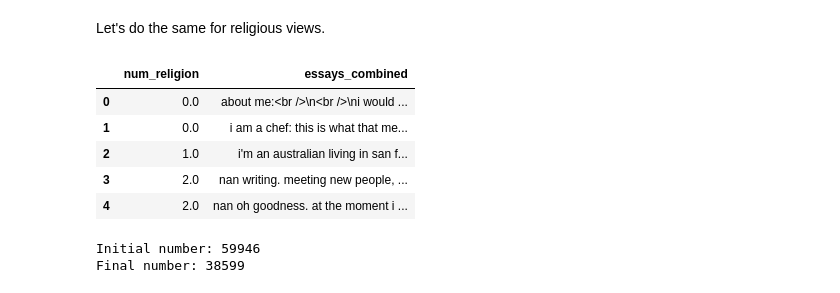
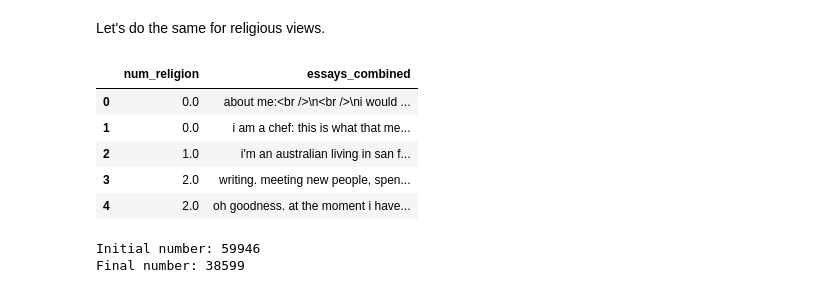
Before and after one commit to 3quetra/portfolio, a Jupyter notebook: ml/supervised_learning/dating_app_profiles_analysis.ipynb, the cells around one changed output. Saved outputs shown, nothing was run; the diff lists cells and outputs as text; code cells hidden in the pictures.

```diff
--- a/ml/supervised_learning/dating_app_profiles_analysis.ipynb
+++ b/ml/supervised_learning/dating_app_profiles_analysis.ipynb
@@ -629,18 +666,18 @@ Let's do the same for religious views.
 # %%
 # Remove 'NaN's if any of them in 'num_religion' or if all essays are not filled.
 essays_r = mix_profiles.dropna(subset = 'num_religion').dropna(how='all', subset=columns)
-# Combine all essays in one column
-essays_r['essays_combined'] = essays_r[columns].apply(lambda row: ' '.join(row.values.astype(str)), axis=1)
+# Combine all essays in one column and remove `nan` from those rows that contained not full list of essays
+essays_r['essays_combined'] = essays_r[columns].apply(lambda row: ' '.join(row.values[~pd.isnull(row.values)]), axis=1)
 # Create separate DataFrame with only 'num_religion' and essays
 essays_r = essays_r[['num_religion', 'essays_combined']].reset_index(drop=True).copy()
 essays_r.head()
 # %% [output]
 |  | num_religion | essays_combined |
 | 0 | 0.0 | about me:<br />\n<br />\ni would ... |
 | 1 | 0.0 | i am a chef: this is what that me... |
 | 2 | 1.0 | i'm an australian living in san f... |
-| 3 | 2.0 | nan writing. meeting new people, ... |
-| 4 | 2.0 | nan oh goodness. at the moment i ... |
+| 3 | 2.0 | writing. meeting new people, spen... |
+| 4 | 2.0 | oh goodness. at the moment i have... |
 # %%
 print('Initial number:', len(mix_profiles))
 print('Final number:',  len(essays_r))
```
Also changed, not shown: parts of 25 cells of this notebook.
